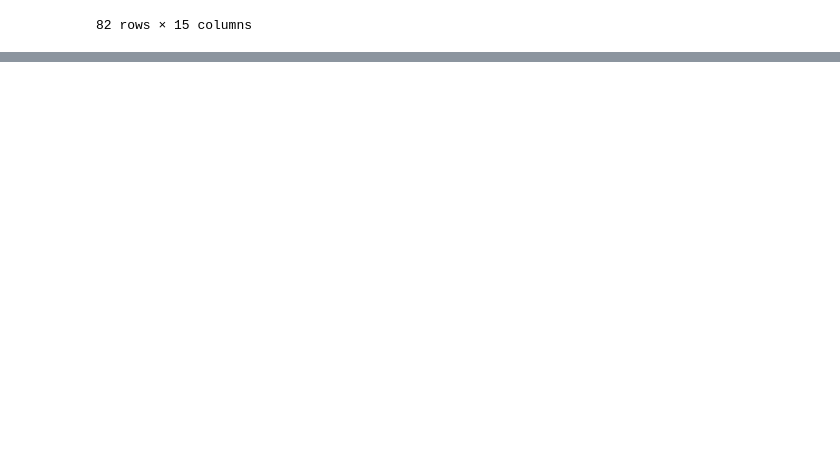
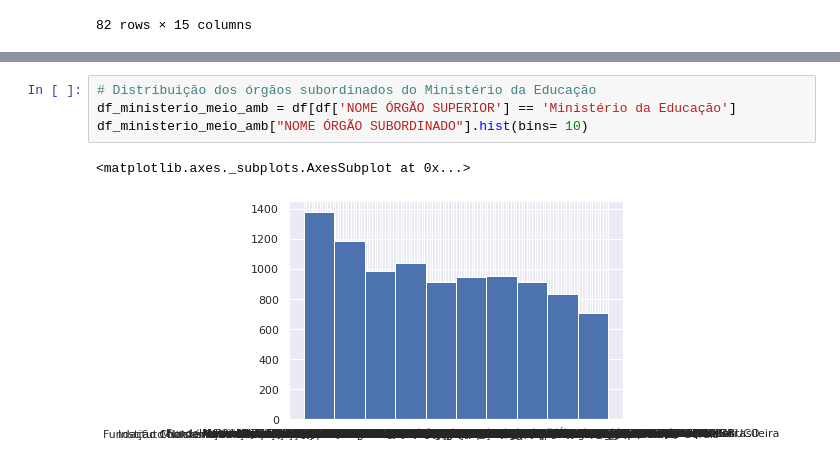
Before and after one commit to danlamberg/Atividade-Data-Science, a Jupyter notebook: Trabalho_Bimestral.ipynb, the cells around one changed output, grey strips where cells are left out. Drawn from its saved outputs; the diff is of its cells as text; blank space fills up the shorter version.

Commit message:
Update Histogramas

```diff
--- a/Trabalho_Bimestral.ipynb
+++ b/Trabalho_Bimestral.ipynb
@@ -267,0 +280,7 @@ df_amos_simples
+# %%
+# Distribuição dos órgãos subordinados do Ministério da Educação
+df_ministerio_meio_amb = df[df['NOME ÓRGÃO SUPERIOR'] == 'Ministério da Educação']
+df_ministerio_meio_amb["NOME ÓRGÃO SUBORDINADO"].hist(bins= 10)
+# %% [output]
+<matplotlib.axes._subplots.AxesSubplot at 0x...>
+[figure, added]
```
Also changed, not shown: parts of 55 cells of this notebook.
